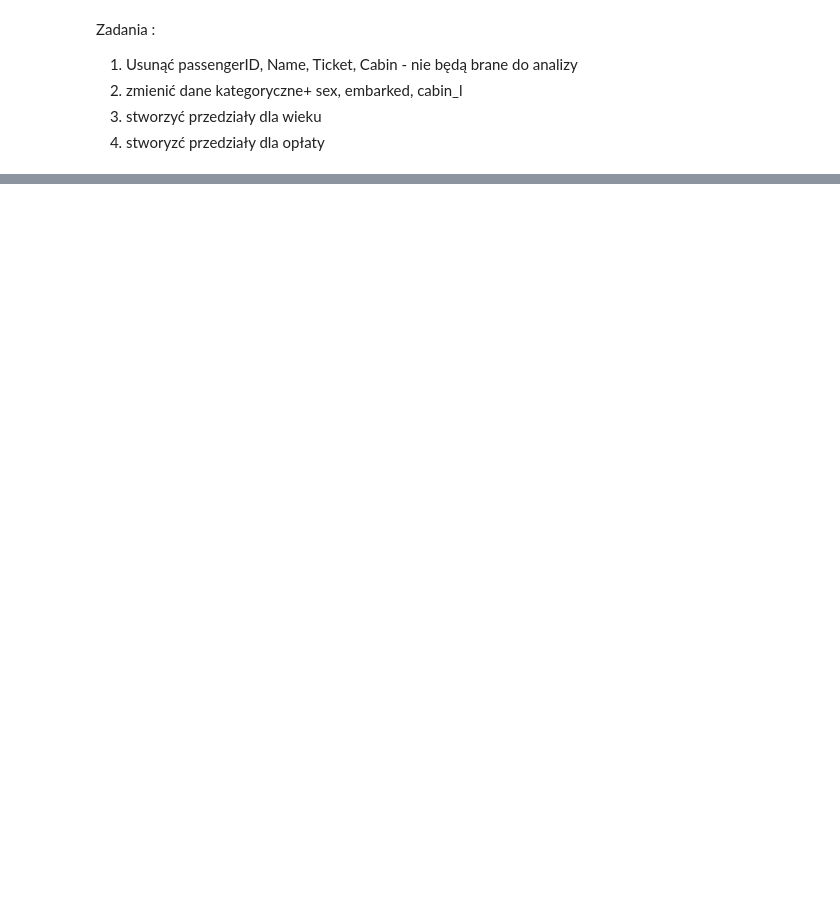
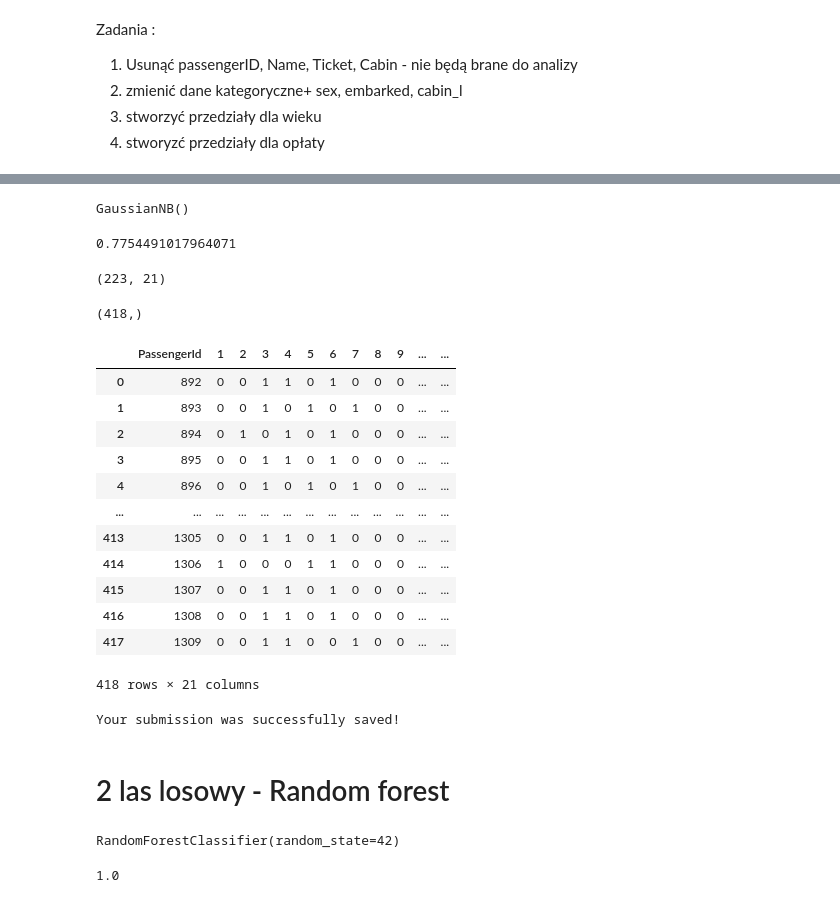
Before and after one commit to RKulagowska/Kaggle, a Jupyter notebook: titanic-1-202209.ipynb, the cells around one changed output, grey strips where cells are left out. Saved outputs shown, nothing was run; the diff lists cells and outputs as text; code cells hidden in the pictures; blank space fills up the shorter version.

```diff
--- a/titanic-1-202209.ipynb
+++ b/titanic-1-202209.ipynb
@@ -523,0 +503,3 @@ train_dataF.head()
+# %%
+concated_data = pd.get_dummies(concated_data,columns=['Pclass','Sex','SibSp','Parch','Embarked', 'cabin_l'])
+concated_data
@@ -523,0 +520,4 @@ train_dataF.head()
+# %%
+X = concated_data[['PassengerId','Pclass_1','Pclass_2','Pclass_3','Sex_0','Sex_1','SibSp_0','SibSp_1','SibSp_2','SibSp_3','SibSp_4','Embarked_2',
+                 'cabin_l_0','cabin_l_1','cabin_l_2','cabin_l_3','cabin_l_4','cabin_l_5','cabin_l_6','cabin_l_7','cabin_l_8']].values
+print(X[0:5,:])
@@ -523,0 +530,4 @@ train_dataF.head()
+# %%
+test_data=X[891:]
+X=X[:891]
+print(X.shape,test_data.shape)
@@ -523,0 +577,56 @@ train_dataF.head()
+# %%
+from sklearn.naive_bayes import GaussianNB
+model = GaussianNB()
+model.fit(x_train,y_train)
+# %% [output]
+GaussianNB()
+# %%
+model.score(x_train,y_train)
+# %% [output]
+0.7754491017964071
+# %%
+x_test.shape
+# %% [output]
+(223, 21)
+# %%
+y_pred_NB = model.predict(test_data)
+y_pred_NB.shape
+# %% [output]
+(418,)
+# %%
+df= pd.DataFrame(test_data,columns=['PassengerId',1,2,3,4,5,6,7,8,9,10,11,12,13,14,15,16,17,18,19,20])
+df
+# %% [output]
+|  | PassengerId | 1 | 2 | 3 | 4 | 5 | 6 | 7 | 8 | 9 | ... | ... |
+| 0 | 892 | 0 | 0 | 1 | 1 | 0 | 1 | 0 | 0 | 0 | ... | ... |
+| 1 | 893 | 0 | 0 | 1 | 0 | 1 | 0 | 1 | 0 | 0 | ... | ... |
+| 2 | 894 | 0 | 1 | 0 | 1 | 0 | 1 | 0 | 0 | 0 | ... | ... |
+| 3 | 895 | 0 | 0 | 1 | 1 | 0 | 1 | 0 | 0 | 0 | ... | ... |
+| 4 | 896 | 0 | 0 | 1 | 0 | 1 | 0 | 1 | 0 | 0 | ... | ... |
+| ... | ... | ... | ... | ... | ... | ... | ... | ... | ... | ... | ... | ... |
+| 413 | 1305 | 0 | 0 | 1 | 1 | 0 | 1 | 0 | 0 | 0 | ... | ... |
+| 414 | 1306 | 1 | 0 | 0 | 0 | 1 | 1 | 0 | 0 | 0 | ... | ... |
+| 415 | 1307 | 0 | 0 | 1 | 1 | 0 | 1 | 0 | 0 | 0 | ... | ... |
+| 416 | 1308 | 0 | 0 | 1 | 1 | 0 | 1 | 0 | 0 | 0 | ... | ... |
+| 417 | 1309 | 0 | 0 | 1 | 1 | 0 | 0 | 1 | 0 | 0 | ... | ... |
+418 rows × 21 columns
+# %%
+submission = pd.DataFrame({"PassengerId": df.PassengerId, "Survived": y_pred_NB})
+submission.to_csv('submission.csv', index=False)
+print("Your submission was successfully saved!")
+# %% [output]
+Your submission was successfully saved!
+# %% [markdown]
+# 2 las losowy - Random forest
+# %%
+from sklearn.ensemble import RandomForestClassifier
+
+classifier = RandomForestClassifier(n_estimators=100, random_state=42)
+
+classifier.fit(x_train,y_train)
+# %% [output]
+RandomForestClassifier(random_state=42)
+# %%
+classifier.score(x_train,y_train)
+# %% [output]
+1.0
```
Also changed, not shown: parts of 33 cells of this notebook.
